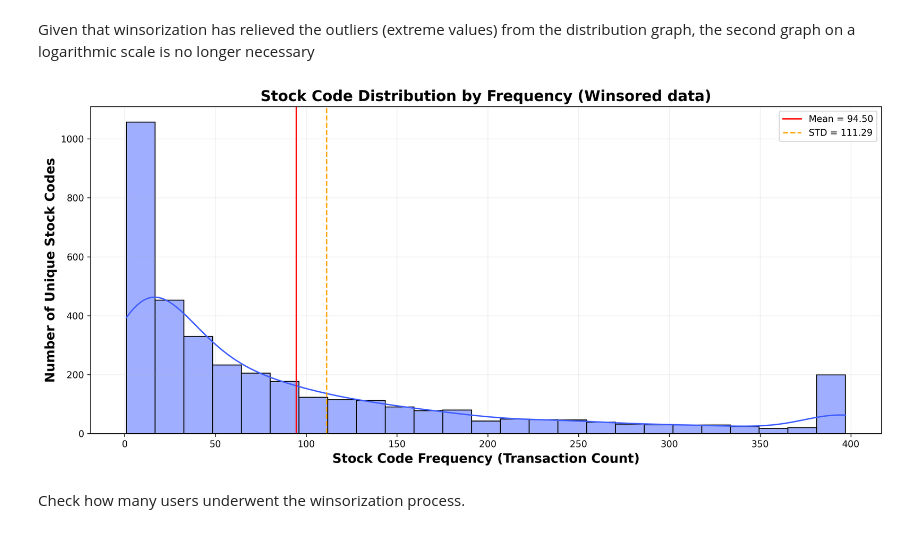
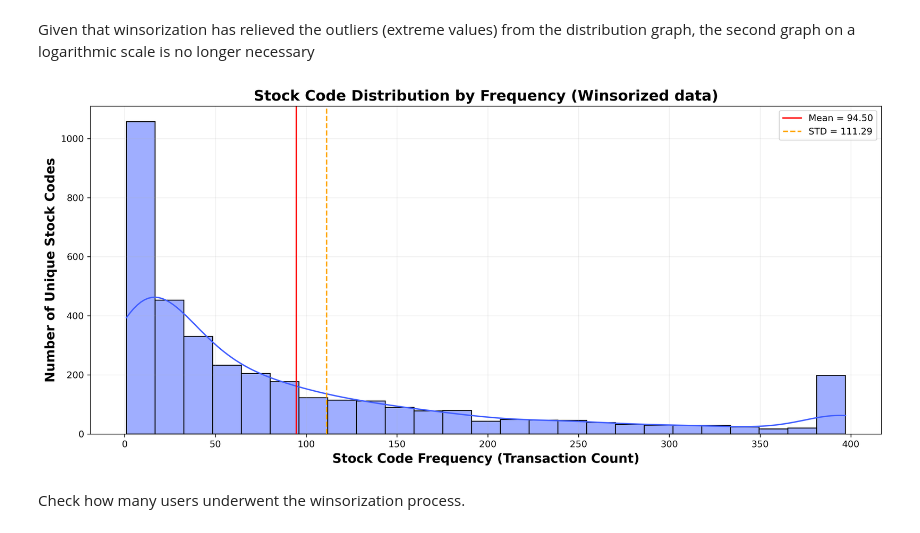
Before and after one commit to RV01011001/project_1-customer-segmentation, a Jupyter notebook: notebooks/03_exploratory_data_analysis.ipynb, the cells around one changed output. Drawn from its saved outputs; the diff is of its cells as text; code cells hidden in the pictures.

```diff
--- a/notebooks/03_exploratory_data_analysis.ipynb
+++ b/notebooks/03_exploratory_data_analysis.ipynb
@@ -555,9 +555,9 @@ This involves replacing data points that fall outside the 5th and 95th percentil
 # %%
 upper_limit = np.percentile(stock_code_counts, 95)
 
-stock_code_counts_winsored = stock_code_counts.clip(upper = upper_limit)
+stock_code_counts_winsorized = stock_code_counts.clip(upper = upper_limit)
 
-stock_code_counts_winsored
+stock_code_counts_winsorized
 # %% [output]
 stock_code
 85123A    397
@@ -575,9 +575,9 @@ Name: count, Length: 3657, dtype: int64
 # %% [markdown]
 Before plotting new graphs, the mean and median values for the updated data will be calculated.
 # %%
-stock_code_winsored_mean = np.mean(stock_code_counts_winsored)
-stock_code_winsored_std = np.std(stock_code_counts_winsored)
+stock_code_winsorized_mean = np.mean(stock_code_counts_winsorized)
+stock_code_winsorized_std = np.std(stock_code_counts_winsorized)
 
-print("mean =", stock_code_winsored_mean, "\nstd = ", stock_code_winsored_std)
+print("mean =", stock_code_winsorized_mean, "\nstd = ", stock_code_winsorized_std)
 # %% [output]
 mean = 94.50314465408805
@@ -595,21 +595,21 @@ Given that winsorization has relieved the outliers (extreme values) from the dis
 # %%
 fig, ax = plt.subplots(figsize = (13, 6), dpi = 300)
 
 #============ Plot 1 ==========
-sns.histplot(stock_code_counts_winsored, bins = 25, ax = ax, kde = True, color = '#415eff', edgecolor = 'black', linewidth = 1)
-ax.axvline(stock_code_winsored_mean, color = 'red', label = f'Mean = {stock_code_winsored_mean:.2f}')
-ax.axvline(stock_code_winsored_std, color = 'orange', ls = '--', label = f'STD = {stock_code_winsored_std:.2f}')
+sns.histplot(stock_code_counts_winsorized, bins = 25, ax = ax, kde = True, color = '#415eff', edgecolor = 'black', linewidth = 1)
+ax.axvline(stock_code_winsorized_mean, color = 'red', label = f'Mean = {stock_code_winsorized_mean:.2f}')
+ax.axvline(stock_code_winsorized_std, color = 'orange', ls = '--', label = f'STD = {stock_code_winsorized_std:.2f}')
 
-ax.set_title('Stock Code Distribution by Frequency (Winsored data)', fontweight = 'bold', fontsize = 16)
+ax.set_title('Stock Code Distribution by Frequency (Winsorized data)', fontweight = 'bold', fontsize = 16)
 ax.set_xlabel('Stock Code Frequency (Transaction Count)', fontweight = 'bold', fontsize = 14)
 ax.set_ylabel('Number of Unique Stock Codes', fontweight = 'bold', fontsize = 14)
 ax.legend()
 ax.grid(alpha = 0.2)
 
 plt.tight_layout()
 plt.show()
 # %% [output]
-[figure, old version]
+[figure, new version]
 # %% [markdown]
 Check how many users underwent the winsorization process.
 # %%
```
Also changed, not shown: parts of 34 cells of this notebook, 3 other files.
